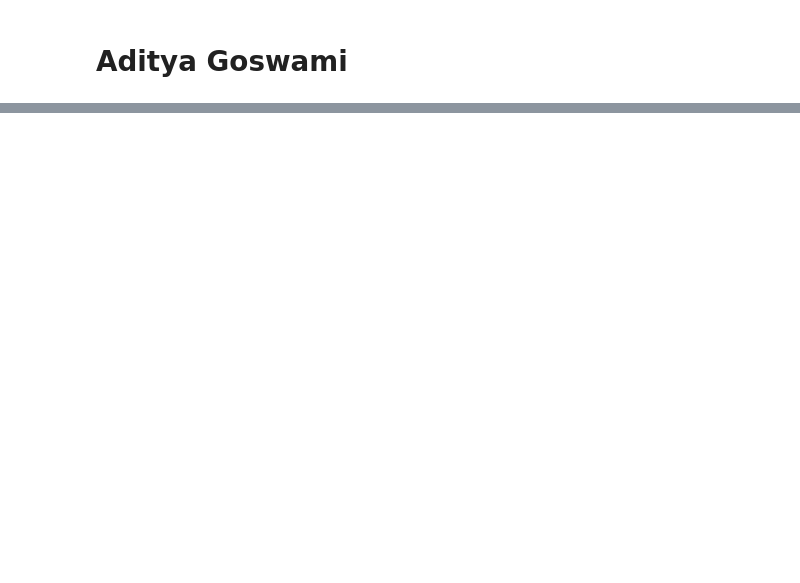
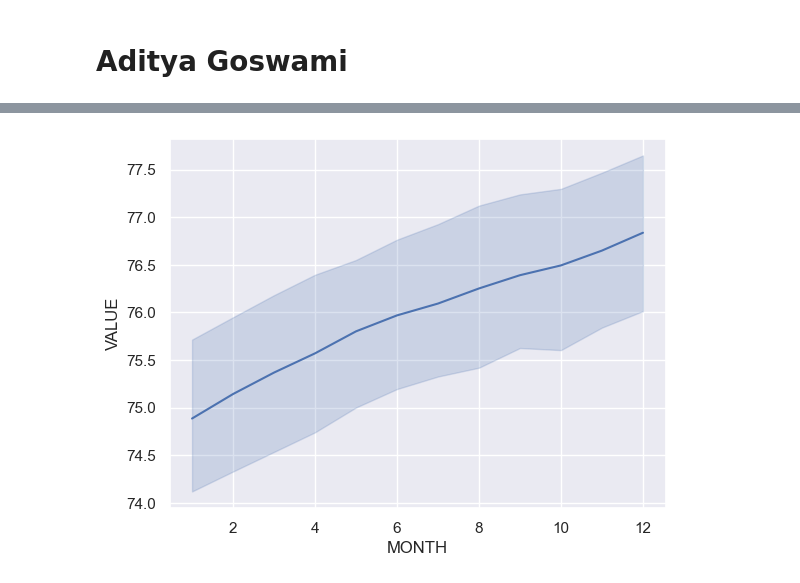
Before and after one commit to ubco-W2022T2-data301/project-group-group-2, a Jupyter notebook: analysis/analysis2.ipynb, the cells around one changed output, grey strips where cells are left out. Cells and saved outputs as stored; diff of their text form; code cells hidden in the pictures; blank space fills up the shorter version.

```diff
--- a/analysis/analysis2.ipynb
+++ b/analysis/analysis2.ipynb
@@ -10,3 +10,5 @@ As an international student, thinking of buying a house in this country after be
 import seaborn as sns
 import numpy as np
 import pandas as pd
+import matplotlib.pyplot as plt
+sns.set_theme(style="darkgrid")
@@ -15,0 +53,3 @@ df_quality = pd.read_csv("../data/raw/Quality Long-Form Data/Housing-quality.csv
+# %%
+df = df_index.drop(columns=['DGUID','New housing price indexes','UOM','UOM_ID','SCALAR_FACTOR','SCALAR_ID','VECTOR','COORDINATE','STATUS','SYMBOL','TERMINATED','DECIMALS'])
+print(df)
@@ -15,0 +119,4 @@ df_quality = pd.read_csv("../data/raw/Quality Long-Form Data/Housing-quality.csv
+# %%
+df['REF_DATE'] = pd.to_datetime(df['REF_DATE'])
+df['MONTH'] = df['REF_DATE'].dt.month
+df
@@ -15,0 +155,4 @@ df_quality = pd.read_csv("../data/raw/Quality Long-Form Data/Housing-quality.csv
+# %%
+a = sns.lineplot(data=df, x= df["MONTH"], y= df["VALUE"])
+# %% [output]
+[figure, added]
```
Also changed, not shown: parts of 16 cells of this notebook, 1 other file.
